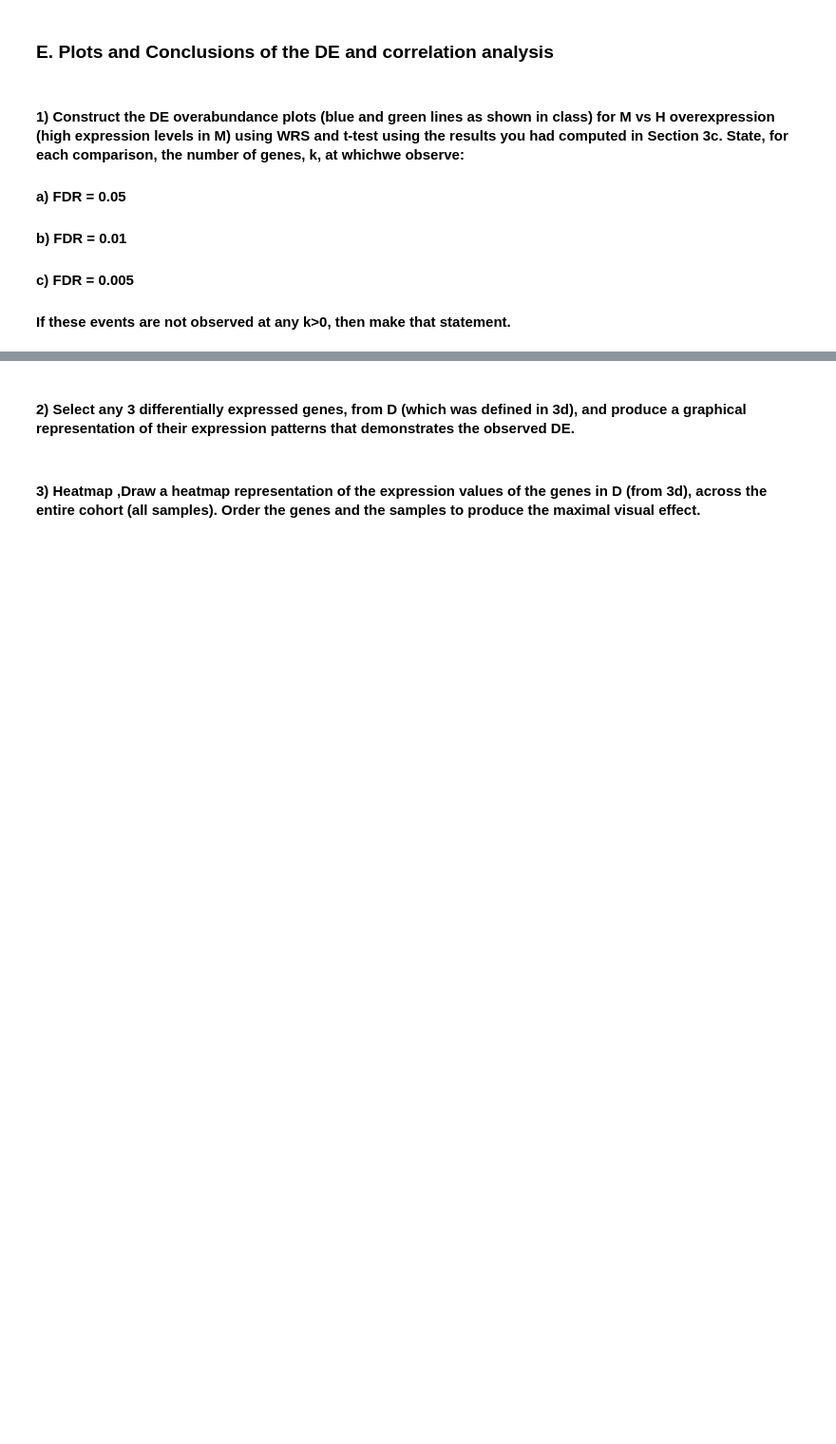
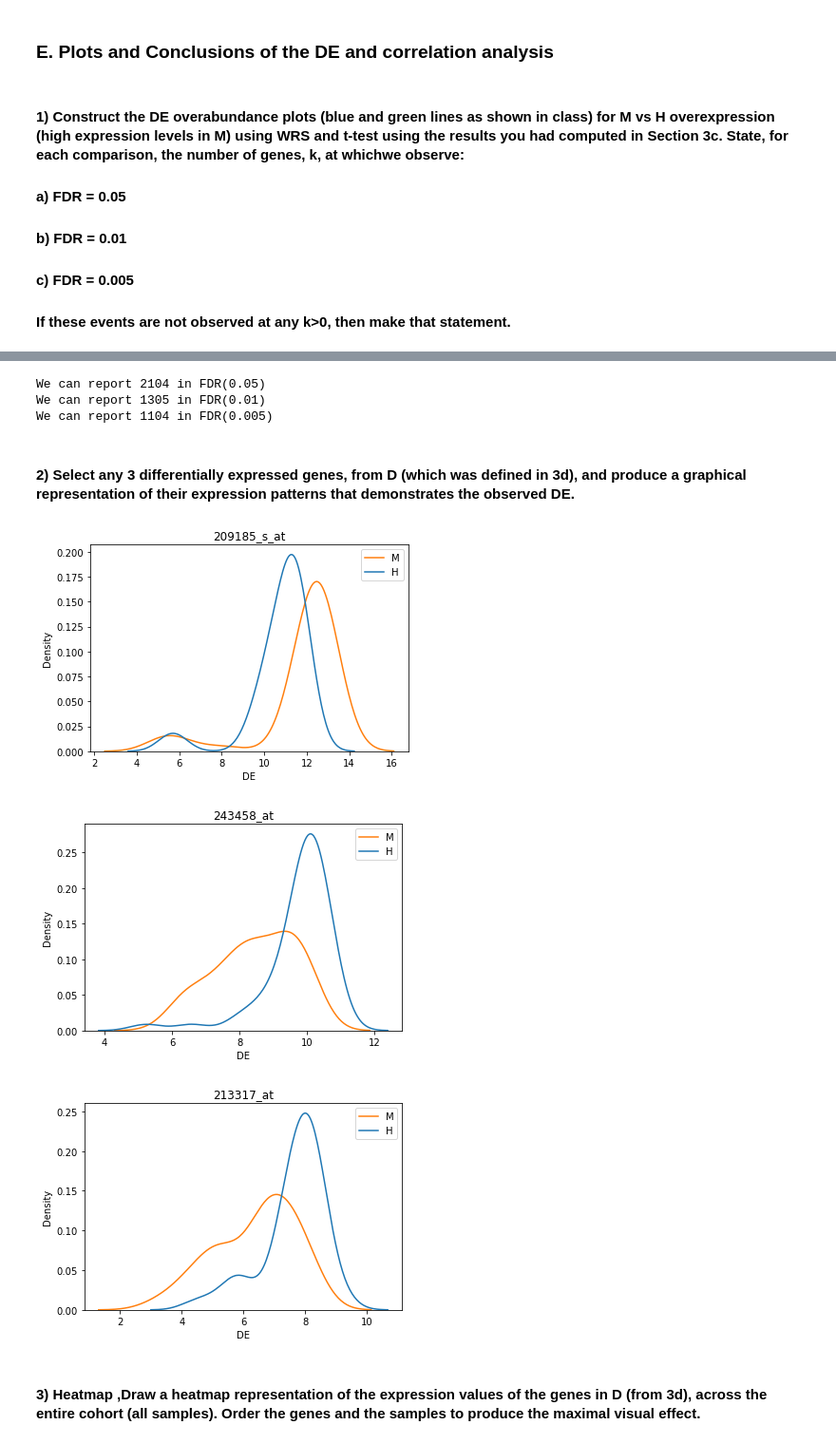
Before and after one commit to leeaz97/SatisticsIDC, a Jupyter notebook: HW4.ipynb, the cells around one changed output, grey strips where cells are left out. Shown at 95% size. Saved outputs shown, nothing was run; the diff lists cells and outputs as text; code cells hidden in the pictures; blank space fills up the shorter version.

```diff
--- a/HW4.ipynb
+++ b/HW4.ipynb
@@ -212,26 +198,22 @@ wrs_underexpressed = 0
 #### WRS
 # %%
 from scipy.stats import ranksums
+wrs_overexpressed = 0
+wrs_underexpressed = 0
 
-overexpressed_gens = []
-overexpressed_statistic = []
-overexpressed_pvalue = []
-
-underexpressed_gens = []
-underexpressed_statistic = []
-underexpressed_pvalue = []
+wrs_gens = []
+wrs_statistic = []
+wrs_pvalue = []
 
 for g in gens:
     wrs_test ,p_value = ranksums(df_m[g], df_h[g])
 
+    wrs_gens.append(g)
+    wrs_statistic.append(wrs_test)
+    wrs_pvalue.append(p_value / 2)
+
     if (p_value / 2 <= null_modle_p_value) & ( wrs_test > 0 ):
         wrs_overexpressed += 1
-        overexpressed_gens.append(g)
-        overexpressed_statistic.append(wrs_test)
-        overexpressed_pvalue.append(p_value)
 
     elif (p_value / 2 <= null_modle_p_value) & ( wrs_test <= 0 ):
         wrs_underexpressed += 1
-        underexpressed_gens.append(g)
-        underexpressed_statistic.append(wrs_test)
-        underexpressed_pvalue.append(p_value)
@@ -284,3 +220,13 @@ wrs_underexpressed_df = pd.DataFrame(details_underexpressed ,index = underexpres
+# %%
+details_wrs = {
+    'p_value' : wrs_pvalue,
+    'statistic' : wrs_statistic
+}
+
+wrs_df = pd.DataFrame(details_wrs ,index = wrs_gens )
+# %%
+wrs_overexpressed_df = wrs_df[(wrs_df["p_value"] <= null_modle_p_value) & ( wrs_df["statistic"] > 0 )]
+wrs_underexpressed_df = wrs_df[(wrs_df["p_value"] <= null_modle_p_value) & ( wrs_df["statistic"]  <= 0 ) ]
 # %%
 print('WRS overexpressed genes in M vs H is {} at a p-value better than 0.07'.format(wrs_overexpressed))
 # %% [output]
@@ -424,4 +427,31 @@ Compare it to the value in the above section. Explain.
+# %%
+pvals = p_value_list
+
+for fdr_th in [0.05,0.01,0.005]:
+    report = fdr(pvals,fdr_th)
+
+    if report is None:
+        print("We cant report FDR = {}".format(fdr_th))
+    else:
+        print("We can report {} in FDR({})".format(report ,fdr_th))
+# %% [output]
+We can report 2104 in FDR(0.05)
+We can report 1305 in FDR(0.01)
+We can report 1104 in FDR(0.005)
 # %% [markdown]
 #### 2) Select any 3 differentially expressed genes, from D (which was defined in 3d), and produce a graphical representation of their expression patterns that demonstrates the observed DE.
+# %%
+sampled_list = random.sample(list(D_df.columns), 3)
+# %%
+for gene in sampled_list:
+    ax = sns.kdeplot(data=df, x=gene ,hue="Class")
+    plt.title(gene)
+    plt.xlabel('DE')
+    ax.legend(labels=['M','H'])
+    plt.show()
+# %% [output]
+[figure, added]
+[figure, added]
+[figure, added]
 # %% [markdown]
 #### 3) Heatmap ,Draw a heatmap representation of the expression values of the genes in D (from 3d), across the entire cohort (all samples). Order the genes and the samples to produce the maximal visual effect.
```
Also changed, not shown: parts of 42 cells of this notebook.
